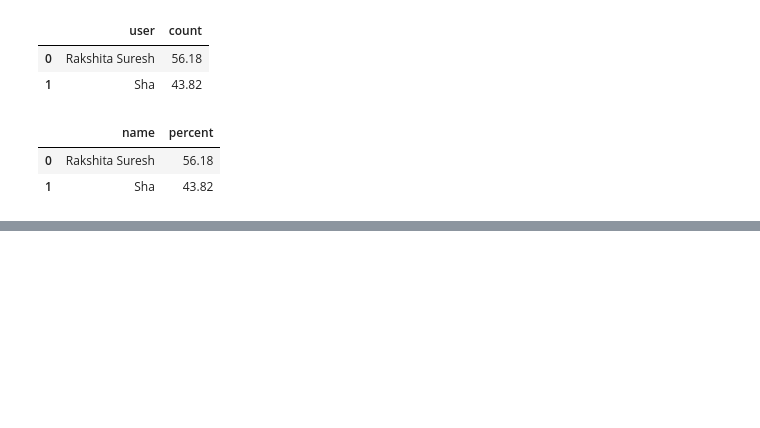
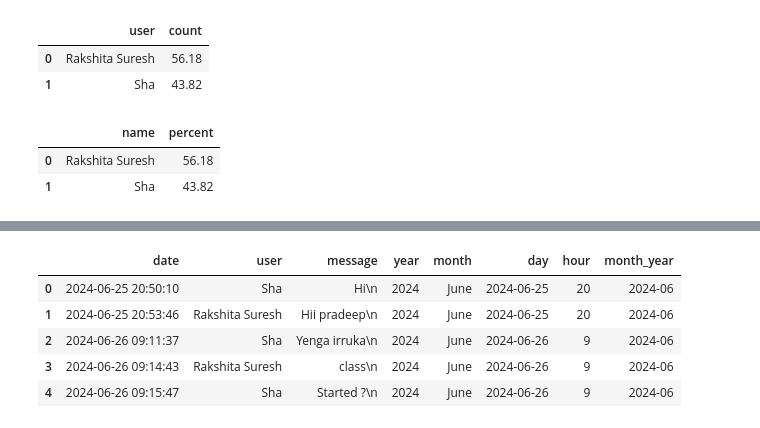
Before and after one commit to shax752003/WhatsApp-Chat-Analyzer, a Jupyter notebook: whatsApp.ipynb, the cells around one changed output, grey strips where cells are left out. Cells and saved outputs as stored; diff of their text form; code cells hidden in the pictures; blank space fills up the shorter version.

```diff
--- a/whatsApp.ipynb
+++ b/whatsApp.ipynb
@@ -319,0 +540,9 @@ round((df['user'].value_counts()/df.shape[0])*100,2).reset_index().rename(column
+# %%
+df.head(5)
+# %% [output]
+|  | date | user | message | year | month | day | hour | month_year |
+| 0 | 2024-06-25 20:50:10 | Sha | Hi\n | 2024 | June | 2024-06-25 | 20 | 2024-06 |
+| 1 | 2024-06-25 20:53:46 | Rakshita Suresh | Hii pradeep\n | 2024 | June | 2024-06-25 | 20 | 2024-06 |
+| 2 | 2024-06-26 09:11:37 | Sha | Yenga irruka\n | 2024 | June | 2024-06-26 | 9 | 2024-06 |
+| 3 | 2024-06-26 09:14:43 | Rakshita Suresh | class\n | 2024 | June | 2024-06-26 | 9 | 2024-06 |
+| 4 | 2024-06-26 09:15:47 | Sha | Started ?\n | 2024 | June | 2024-06-26 | 9 | 2024-06 |
```
Also changed, not shown: parts of 21 cells of this notebook, 12 other files.
